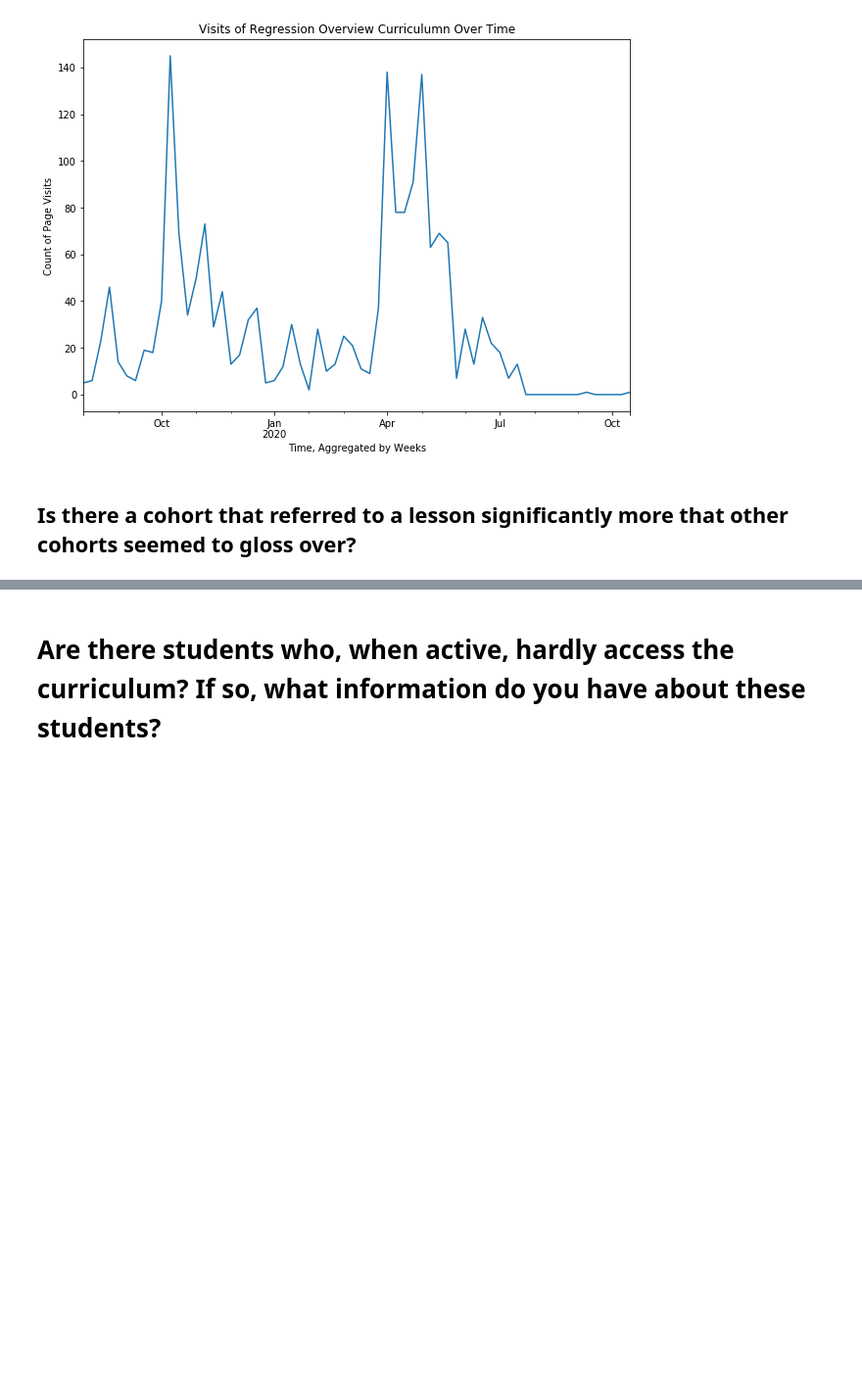
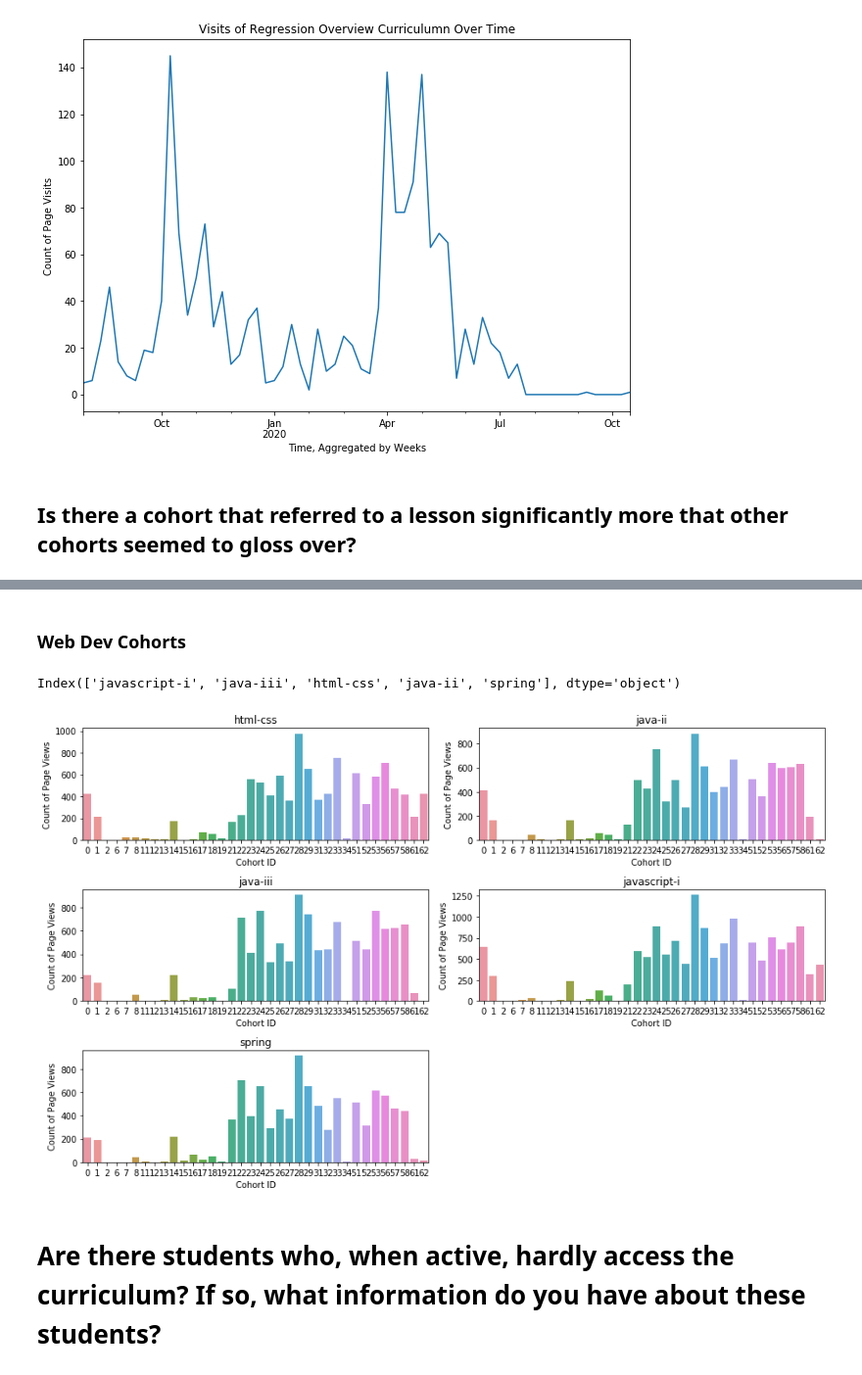
Before and after one commit to ThompsonBethany01/Analyzing-Web-Logs, a Jupyter notebook: Data_Analysis.ipynb, the cells around one changed output, grey strips where cells are left out. Shown: that part at 98% size. Drawn from its saved outputs; the diff is of its cells as text; code cells hidden in the pictures; blank space fills up the shorter version.

```diff
--- a/Data_Analysis.ipynb
+++ b/Data_Analysis.ipynb
@@ -155,3 +206,28 @@ Text(0, 0.5, 'Count of Page Visits')
+# %% [markdown]
+### Web Dev Cohorts
+# %%
+pd.DataFrame(WD_df.page_viewed.value_counts().head(5)).index
+# %% [output]
+Index(['javascript-i', 'java-iii', 'html-css', 'java-ii', 'spring'], dtype='object')
+# %%
+popular_WD = WD_df[(WD_df.page_viewed == 'javascript-i') | (WD_df.page_viewed == 'java-iii') | (WD_df.page_viewed == 'html-css') | (WD_df.page_viewed == 'java-ii') | (WD_df.page_viewed == 'spring')]
+# %%
+popular_WD = pd.crosstab(popular_WD.cohort_id, popular_WD.page_viewed)
+# %%
+x = 1
+plt.figure(figsize=(13,8))
+
+for col in popular_WD.columns:
+    plt.subplot(3,2,x)
+    x = x + 1
+    sns.barplot(x=popular_WD.index, y=popular_WD[col])
+    plt.title(col)
+    plt.xlabel("Cohort ID")
+    plt.ylabel("Count of Page Views")
+
+plt.tight_layout()
+# %% [output]
+[figure, added]
 # %% [markdown]
 # Are there students who, when active, hardly access the curriculum? If so, what information do you have about these students? <a class="anchor" id="third-bullet"></a>
 # %% [markdown]
```
Also changed, not shown: parts of 11 cells of this notebook.
